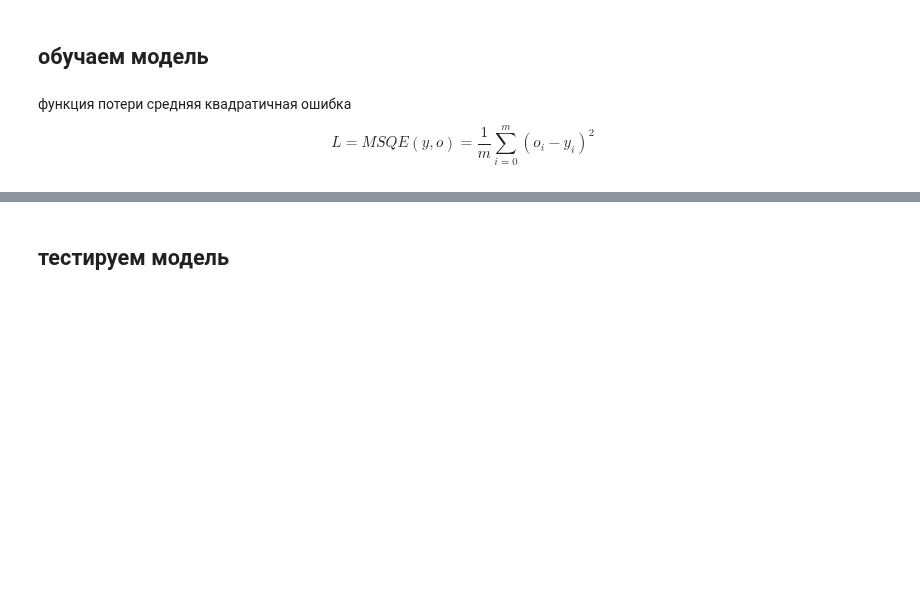
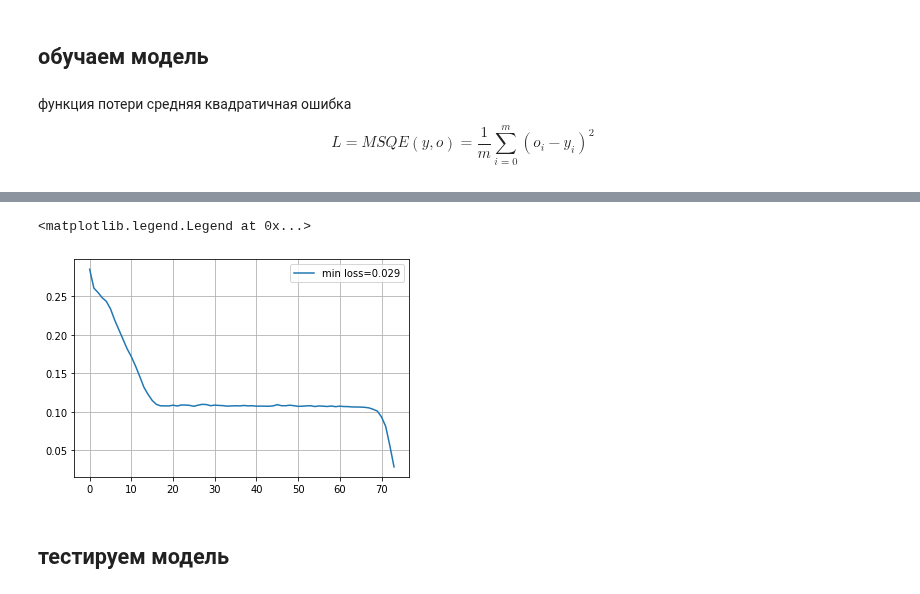
Before and after one commit to mechanoid5/ml_lectorium_legacy, a Jupyter notebook: examples/18-ann/02-mlp-tf.ipynb, the cells around one changed output, grey strips where cells are left out. Cells and saved outputs as stored; diff of their text form; code cells hidden in the pictures; blank space fills up the shorter version.

```diff
--- a/examples/18-ann/02-mlp-tf.ipynb
+++ b/examples/18-ann/02-mlp-tf.ipynb
@@ -248,7 +166,10 @@ plt.legend()
 # %%
 # история изменения значений ф-ции потери
-plt.plot(loss_history,label='min loss=%.3f'%(min(loss_history)))
+plt.plot(result.history['loss'],label='min loss=%.3f'%(min(result.history['loss'])))
 plt.grid()
 plt.legend()
+# %% [output]
+<matplotlib.legend.Legend at 0x...>
+[figure, added]
 # %% [markdown]
 ## тестируем модель
```
Also changed, not shown: parts of 33 cells of this notebook.
